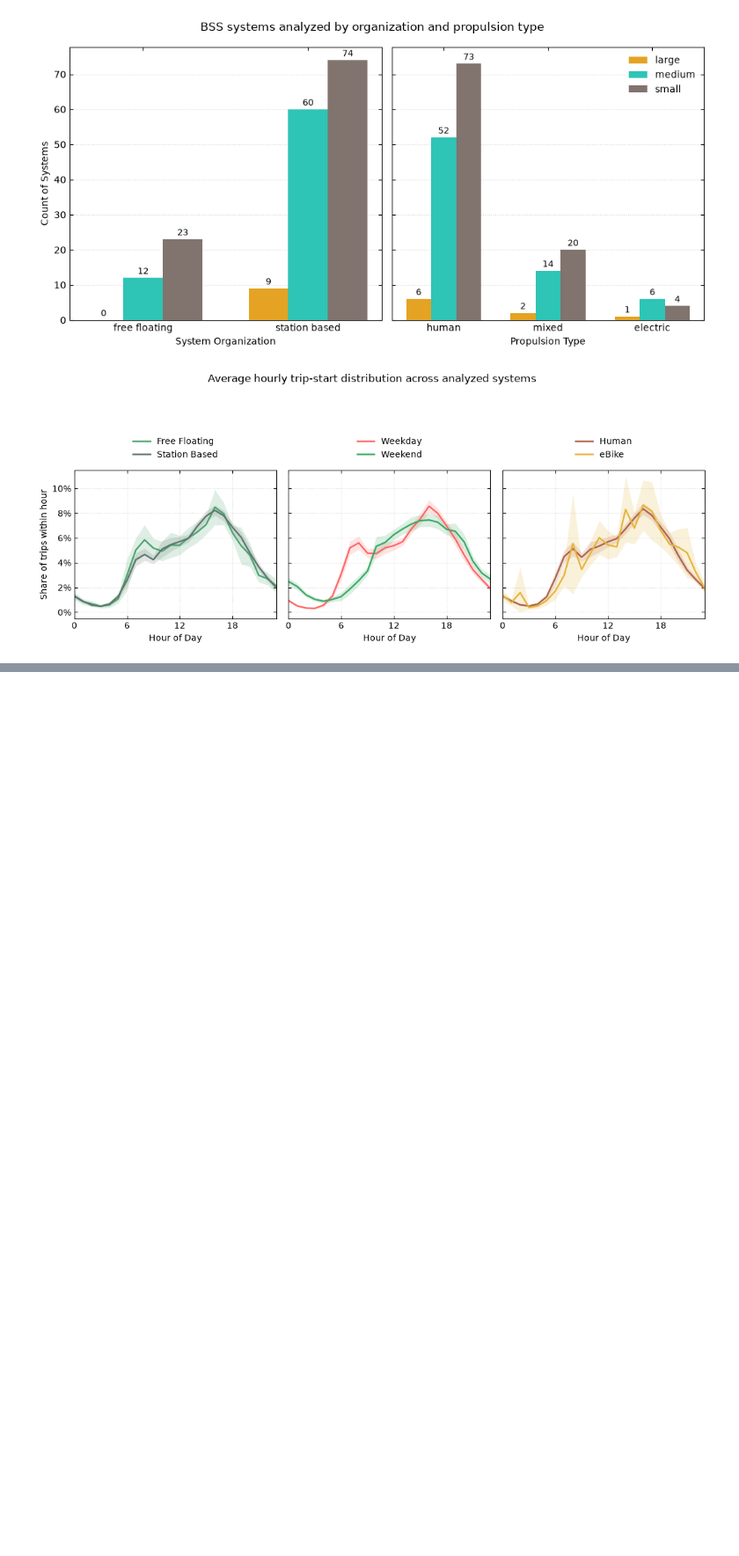
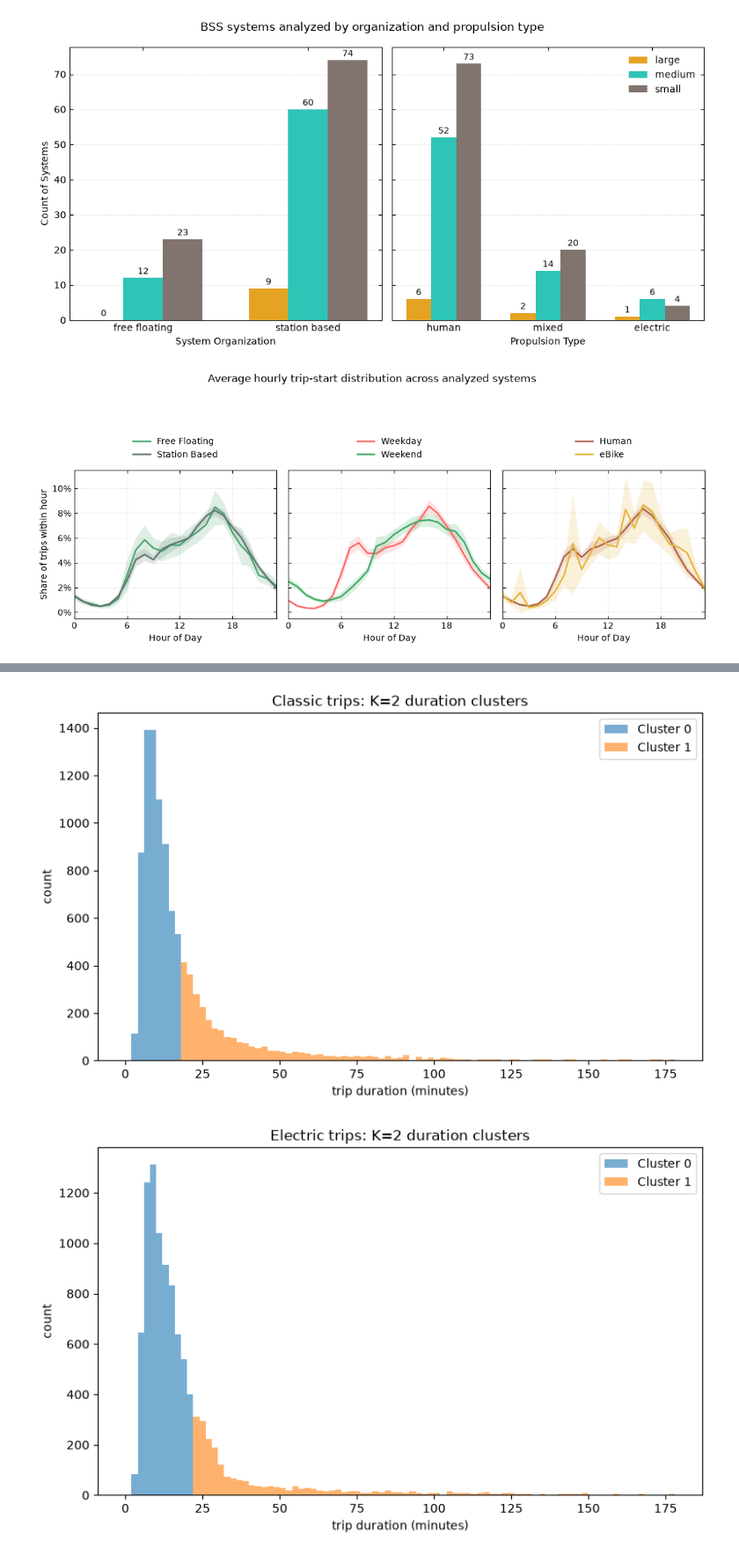
Before and after one commit to haitam-l/Challenge-DASCI, a Jupyter notebook: notebooks/data_analysis.ipynb, the cells around one changed output, grey strips where cells are left out. Shown at 88% size. Drawn from its saved outputs; the diff is of its cells as text; code cells hidden in the pictures; blank space fills up the shorter version.

```diff
--- a/notebooks/data_analysis.ipynb
+++ b/notebooks/data_analysis.ipynb
@@ -603,0 +722,34 @@ plt.show()
+# %%
+# TODO: Visualize the clusters with the best K.
+# TODO: Use the best K from the silhouette analysis and plot the duration distribution by cluster.
+# TODO: Check whether the clusters correspond to short vs long trip patterns.
+for group_name, group_df in [("classic", classic_sample), ("electric", electric_sample)]:
+    df = group_df.copy()
+    df["duration_min"] = df["duration"] / 60.0
+    X = StandardScaler().fit_transform(prepare_duration_feature(df))
+    model = KMeans(
+        n_clusters=cluster_results[group_name]["best_k"],
+        n_init=10,
+        random_state=42,
+    )
+    labels = model.fit_predict(X)
+    df["cluster"] = labels
+
+    fig, ax = plt.subplots(figsize=(8, 5))
+    for cluster_id in range(cluster_results[group_name]["best_k"]):
+        ax.hist(
+            df.loc[df["cluster"] == cluster_id, "duration_min"],
+            bins=np.arange(0, 180, 2),
+            alpha=0.6,
+            label=f"Cluster {cluster_id}",
+        )
+
+    ax.set_title(f"{group_name.title()} trips: K={cluster_results[group_name]['best_k']} duration clusters")
+    ax.set_xlabel("trip duration (minutes)")
+    ax.set_ylabel("count")
+    ax.legend()
+    plt.tight_layout()
+    plt.show()
+# %% [output]
+[figure, added]
+[figure, added]
```
Also changed, not shown: parts of 11 cells of this notebook, 1 other file.
